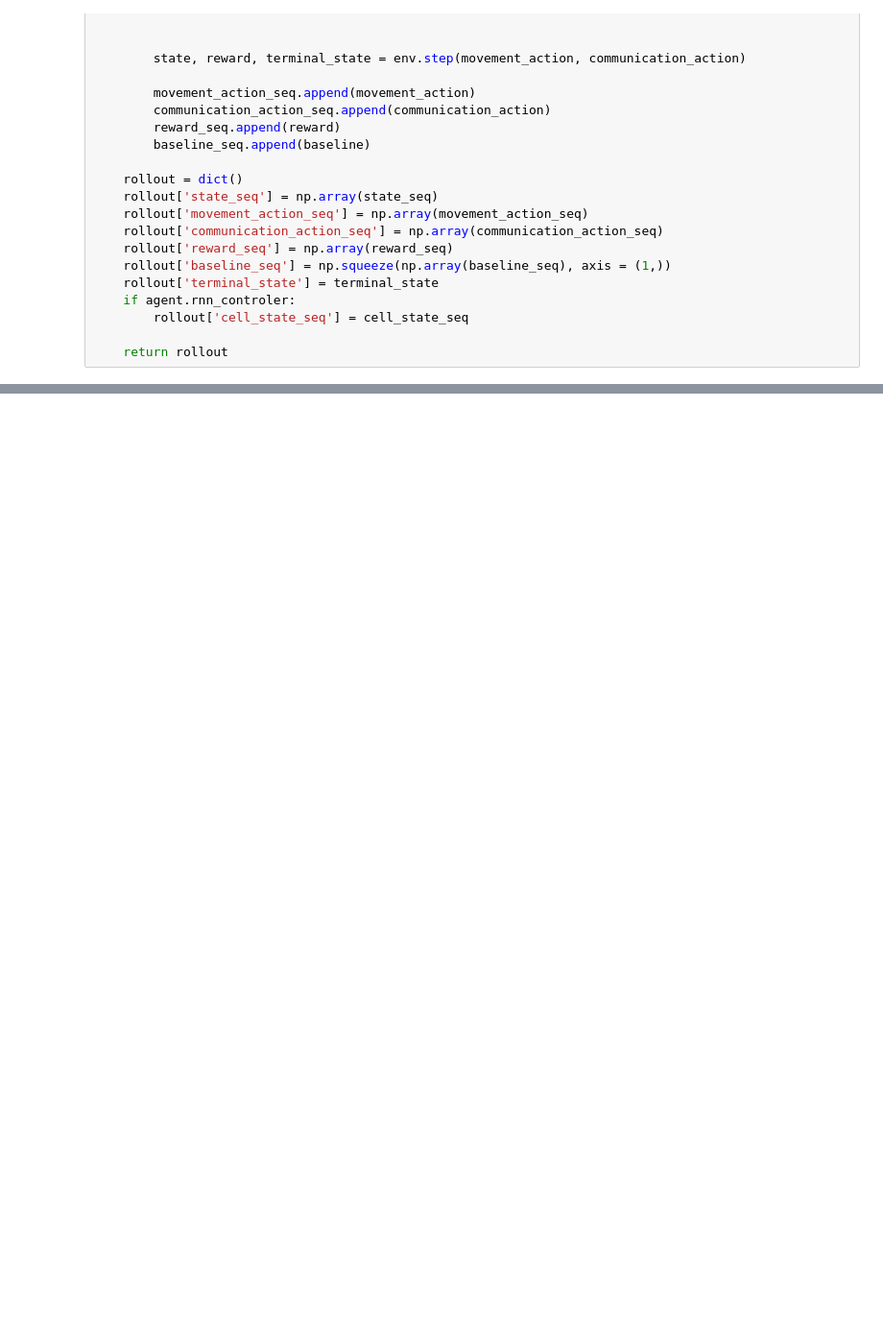
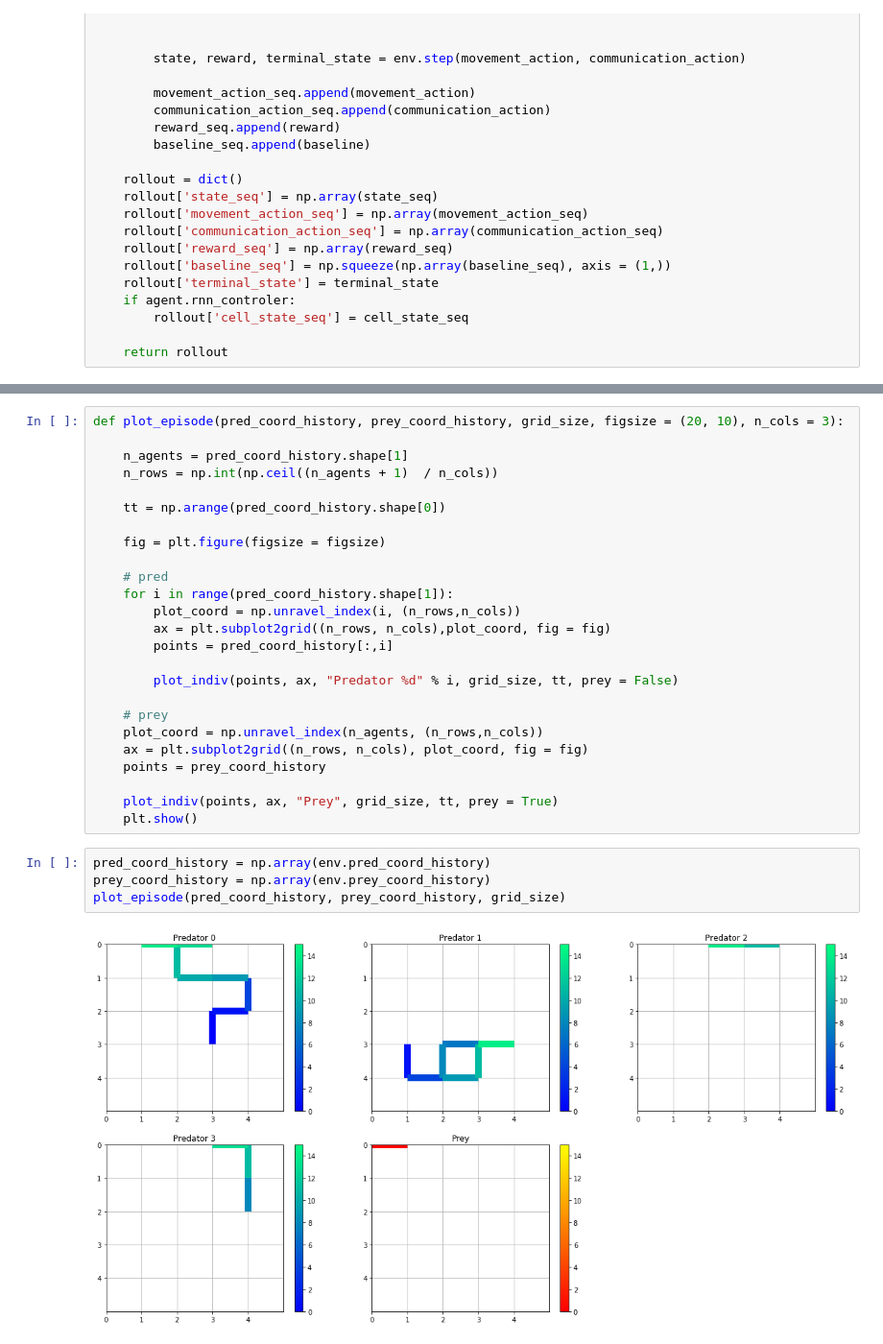
Before and after one commit to felixgaschi/learning-multiagent-communication, a Jupyter notebook: CommNetPP.ipynb, the cells around one changed output, grey strips where cells are left out. Shown at 96% size. Drawn from its saved outputs; the diff is of its cells as text; blank space fills up the shorter version.

```diff
--- a/CommNetPP.ipynb
+++ b/CommNetPP.ipynb
@@ -618,0 +468,31 @@ with tf.Session() as sess:
+# %%
+def plot_episode(pred_coord_history, prey_coord_history, grid_size, figsize = (20, 10), n_cols = 3):
+
+    n_agents = pred_coord_history.shape[1]
+    n_rows = np.int(np.ceil((n_agents + 1)  / n_cols))
+
+    tt = np.arange(pred_coord_history.shape[0])
+
+    fig = plt.figure(figsize = figsize)
+
+    # pred
+    for i in range(pred_coord_history.shape[1]):
+        plot_coord = np.unravel_index(i, (n_rows,n_cols))
+        ax = plt.subplot2grid((n_rows, n_cols),plot_coord, fig = fig)
+        points = pred_coord_history[:,i]
+
+        plot_indiv(points, ax, "Predator %d" % i, grid_size, tt, prey = False)
+
+    # prey
+    plot_coord = np.unravel_index(n_agents, (n_rows,n_cols))
+    ax = plt.subplot2grid((n_rows, n_cols), plot_coord, fig = fig)
+    points = prey_coord_history
+
+    plot_indiv(points, ax, "Prey", grid_size, tt, prey = True)
+    plt.show()
+# %%
+pred_coord_history = np.array(env.pred_coord_history)
+prey_coord_history = np.array(env.prey_coord_history)
+plot_episode(pred_coord_history, prey_coord_history, grid_size)
+# %% [output]
+[figure, added]
```
Also changed, not shown: parts of 19 cells of this notebook, 2 other files.
